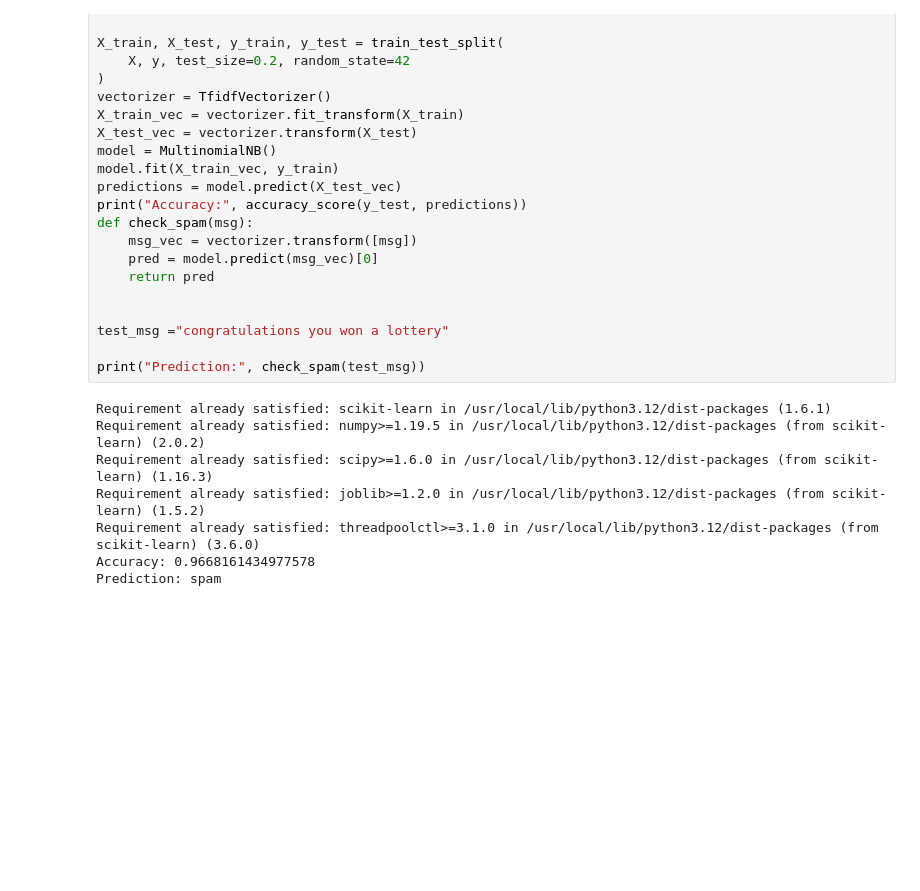
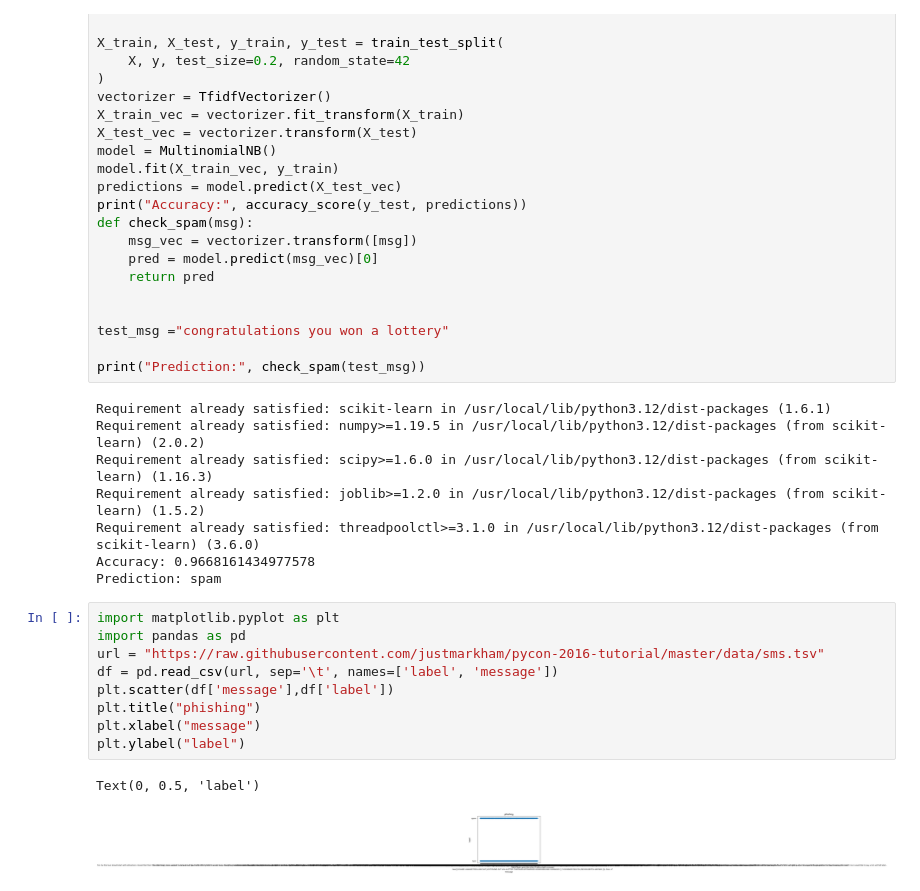
Before and after one commit to Arulpriya07/Array, a Jupyter notebook: phishing.ipynb, the cells around one changed output. Cells and saved outputs as stored; diff of their text form; blank space fills up the shorter version.

```diff
--- a/phishing.ipynb
+++ b/phishing.ipynb
@@ -40,3 +40,15 @@ Requirement already satisfied: joblib>=1.2.0 in /usr/local/lib/python3.12/dist-p
 Requirement already satisfied: threadpoolctl>=3.1.0 in /usr/local/lib/python3.12/dist-packages (from scikit-learn) (3.6.0)
 Accuracy: 0.9668161434977578
 Prediction: spam
+# %%
+import matplotlib.pyplot as plt
+import pandas as pd
+url = "https://raw.githubusercontent.com/justmarkham/pycon-2016-tutorial/master/data/sms.tsv"
+df = pd.read_csv(url, sep='\t', names=['label', 'message'])
+plt.scatter(df['message'],df['label'])
+plt.title("phishing")
+plt.xlabel("message")
+plt.ylabel("label")
+# %% [output]
+Text(0, 0.5, 'label')
+[figure, added]
```
Also changed, not shown: parts of 1 cell of this notebook.
